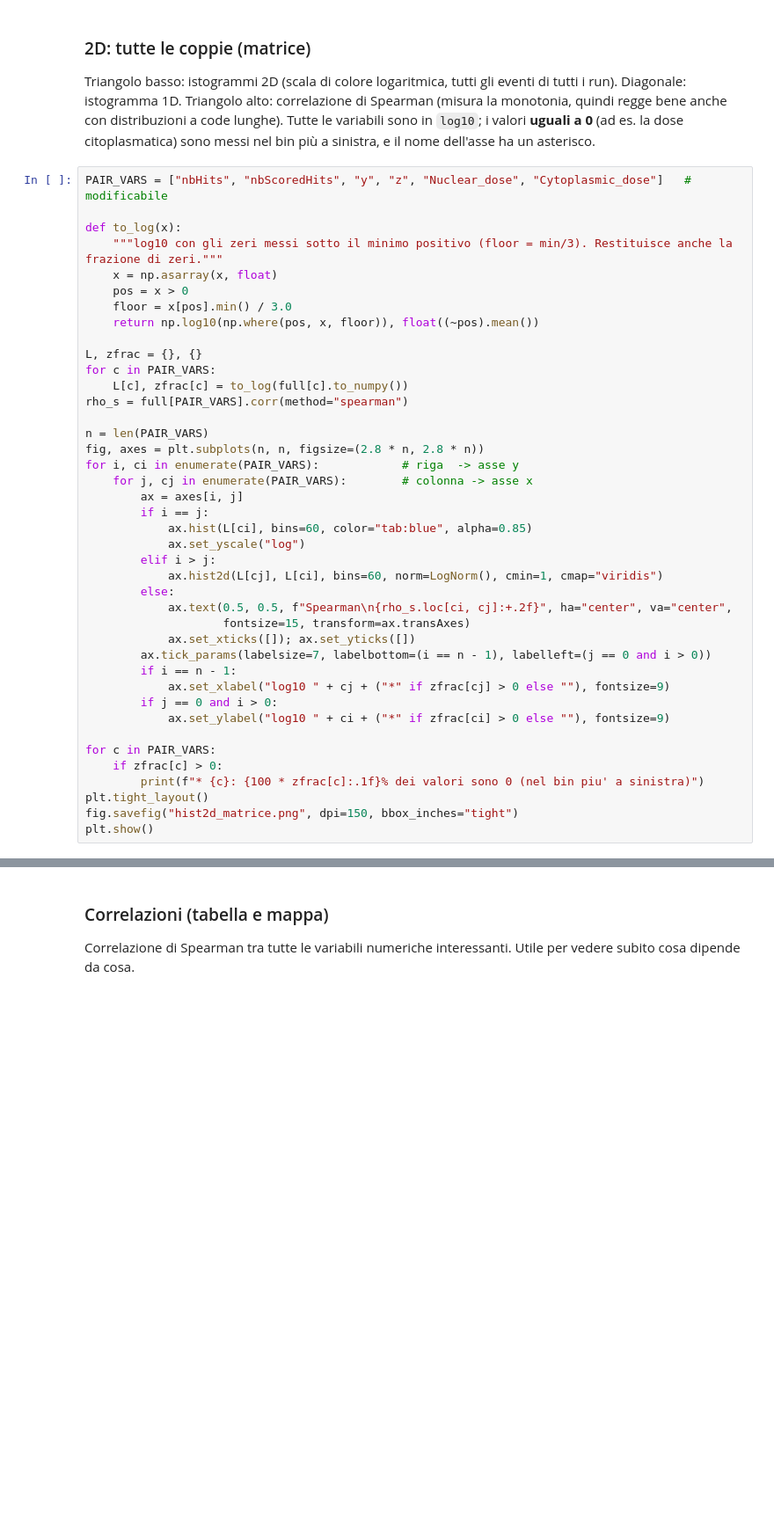
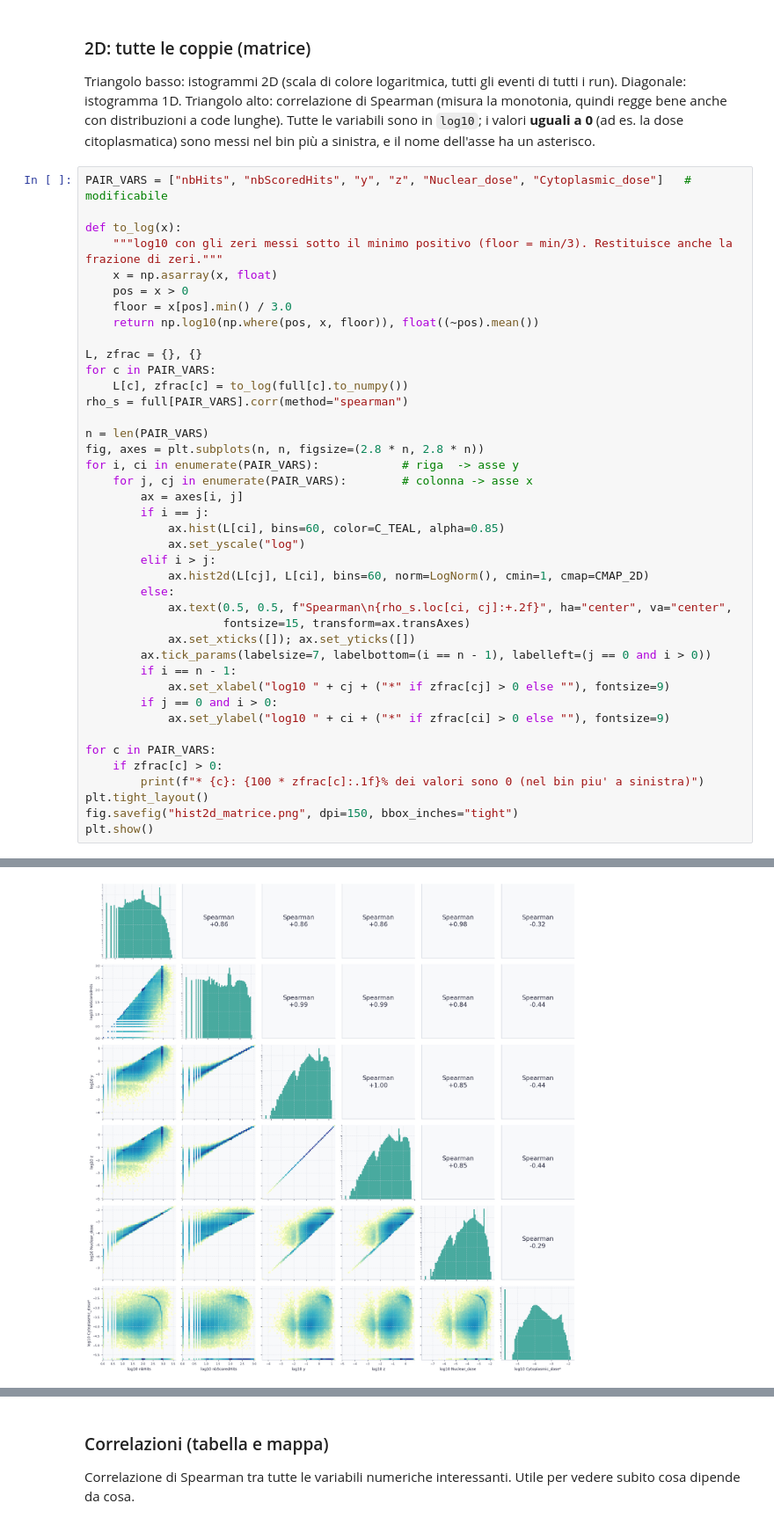
Before and after one commit to michelepascazio28-dot/Rame, a Jupyter notebook: Analisi_Cu64_beta.ipynb, the cells around one changed output, grey strips where cells are left out. Shown at 88% size. Saved outputs shown, nothing was run; the diff lists cells and outputs as text; blank space fills up the shorter version.

```diff
--- a/Analisi_Cu64_beta.ipynb
+++ b/Analisi_Cu64_beta.ipynb
@@ -239,10 +362,10 @@ for i, ci in enumerate(PAIR_VARS):            # riga  -> asse y
     for j, cj in enumerate(PAIR_VARS):        # colonna -> asse x
         ax = axes[i, j]
         if i == j:
-            ax.hist(L[ci], bins=60, color="tab:blue", alpha=0.85)
+            ax.hist(L[ci], bins=60, color=C_TEAL, alpha=0.85)
             ax.set_yscale("log")
         elif i > j:
-            ax.hist2d(L[cj], L[ci], bins=60, norm=LogNorm(), cmin=1, cmap="viridis")
+            ax.hist2d(L[cj], L[ci], bins=60, norm=LogNorm(), cmin=1, cmap=CMAP_2D)
         else:
             ax.text(0.5, 0.5, f"Spearman\n{rho_s.loc[ci, cj]:+.2f}", ha="center", va="center",
                     fontsize=15, transform=ax.transAxes)
@@ -259,3 +382,4 @@ for c in PAIR_VARS:
 plt.tight_layout()
 fig.savefig("hist2d_matrice.png", dpi=150, bbox_inches="tight")
 plt.show()
+# %% [output]
@@ -262,3 +387,4 @@ plt.show()
+[figure, added]
 # %% [markdown]
 ### 2D mirati, con le rette di riferimento
 Ognuno di questi grafici ha un significato fisico preciso:
```
Also changed, not shown: parts of 23 cells of this notebook, 13 other files.
